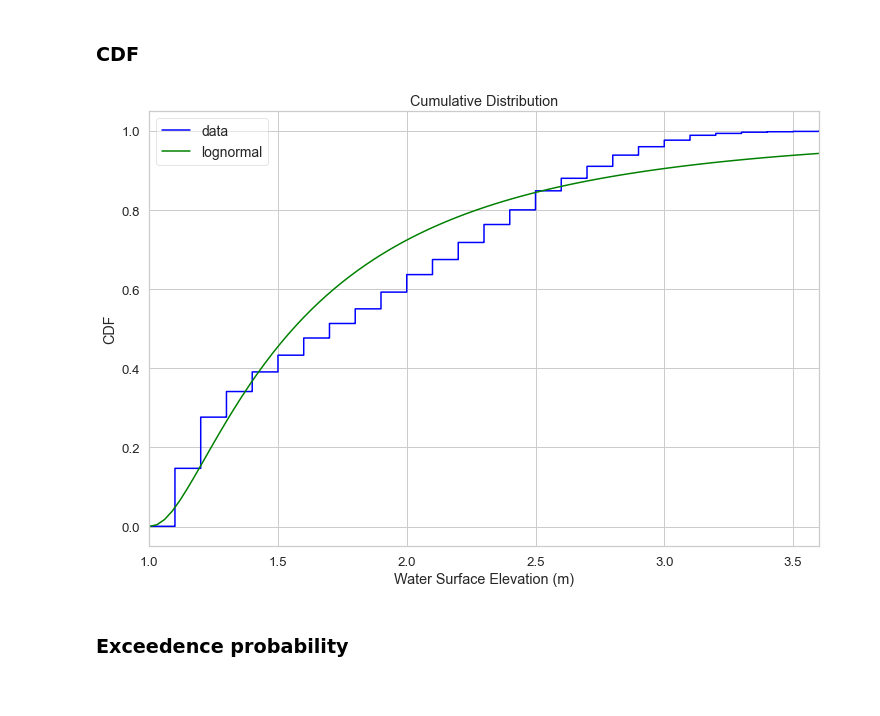
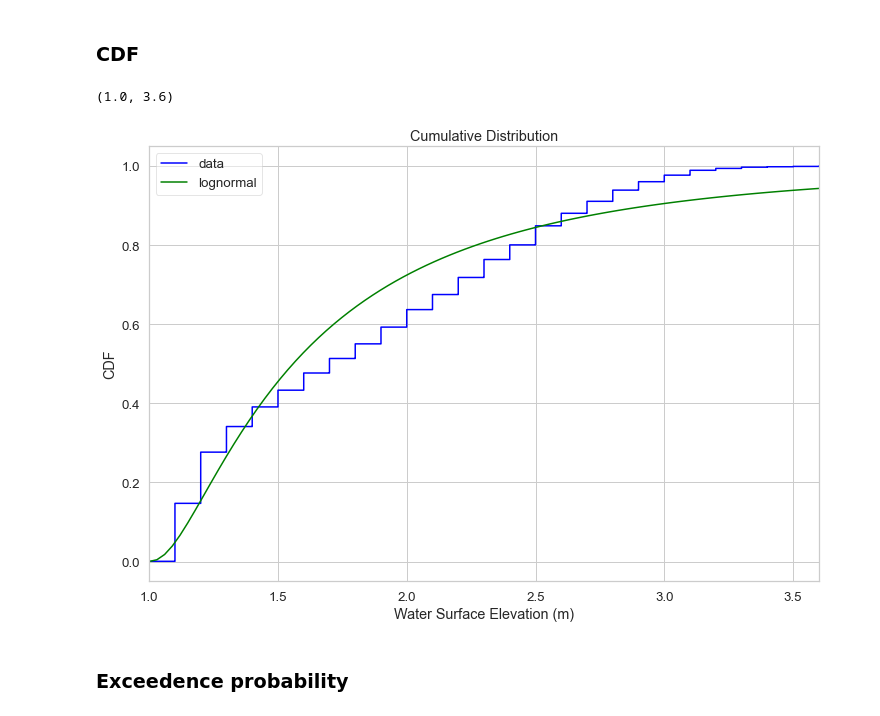
Before and after one commit to crvernon/atiim, a Jupyter notebook: noteboooks/quickstarter.ipynb, the cells around one changed output. Saved outputs shown, nothing was run; the diff lists cells and outputs as text; code cells hidden in the pictures.

```diff
--- a/noteboooks/quickstarter.ipynb
+++ b/noteboooks/quickstarter.ipynb
@@ -360,34 +372,37 @@ gx = plt.ylabel('Water Surface Elevation (m)')
 ### CDF
 # %%
 sns.set(style='whitegrid', font_scale=1.2)
+
+df = pd.read_csv(gage_data_file)
 
 fig, ax = plt.subplots(figsize=(12, 8))
 
 z_sort = df['WL_ELEV_M'].sort_values()
 
 x_data = np.linspace(df['WL_ELEV_M'].min(), z_sort.max() * 1.1, 100)
 
 s, loc, scale = stats.lognorm.fit(z_sort.values)
 
 cum_dist = np.linspace(0., 1., z_sort.shape[0])
 
 z_cdf = pd.Series(cum_dist, index=z_sort)
 
 ep = 1. - z_cdf
 
 z_cdf.plot(ax=ax, drawstyle='steps', label='data', color='blue')
 
 ax.plot(x_data, stats.lognorm.cdf(x_data, s, loc, scale), label='lognormal', color='green')
 
 ax.set_xlabel('Water Surface Elevation (m)')
 ax.set_ylabel('CDF')
 
-ax.legend(loc=0, framealpha=0.5, fontsize=14)
+ax.legend(loc=0, framealpha=0.5) #, fontsize=14)
 plt.title('Cumulative Distribution')
 
-gx = plt.xlim(xmin=x_data.min(), xmax=df['WL_ELEV_M'].max())
+plt.xlim(xmin=x_data.min(), xmax=df['WL_ELEV_M'].max())
 # %% [output]
+(1.0, 3.6)
-[figure, old version]
+[figure, new version]
 # %% [markdown]
 ### Exceedence probability
 # %%
```
Also changed, not shown: parts of 10 cells of this notebook, 1 other file.
